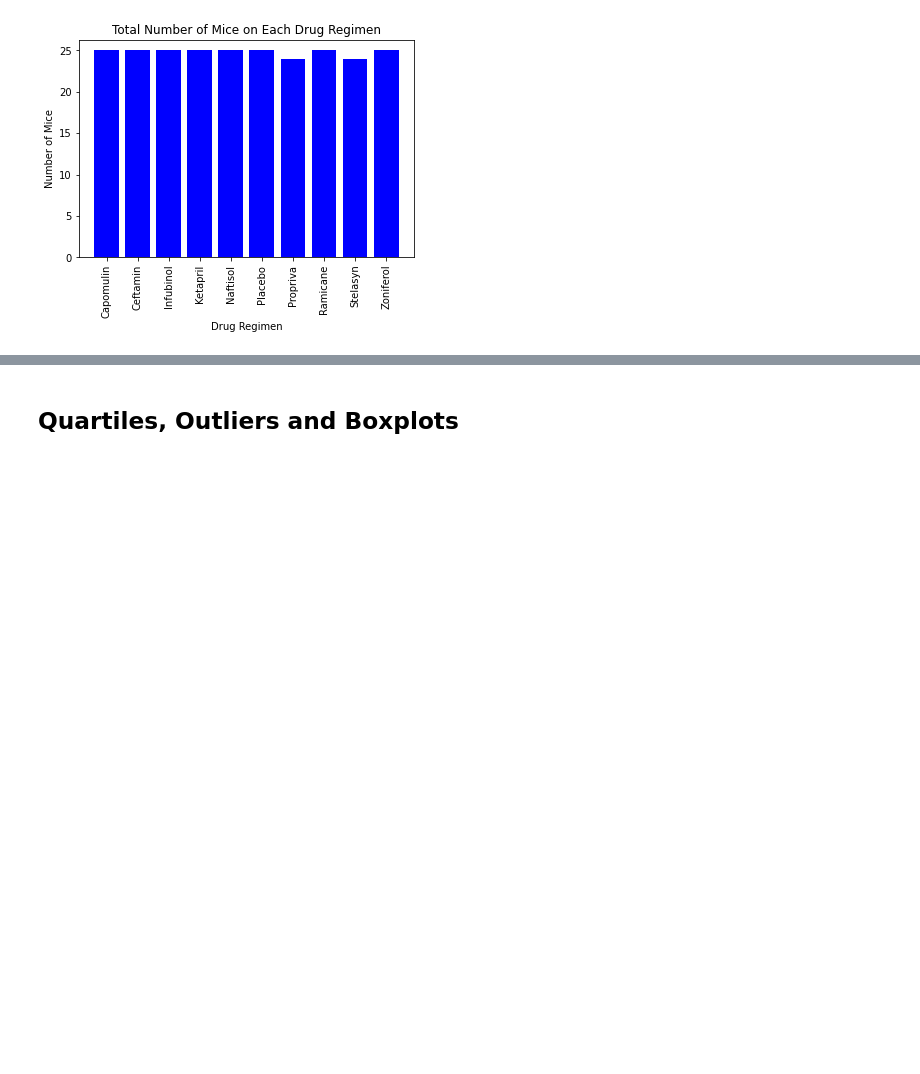
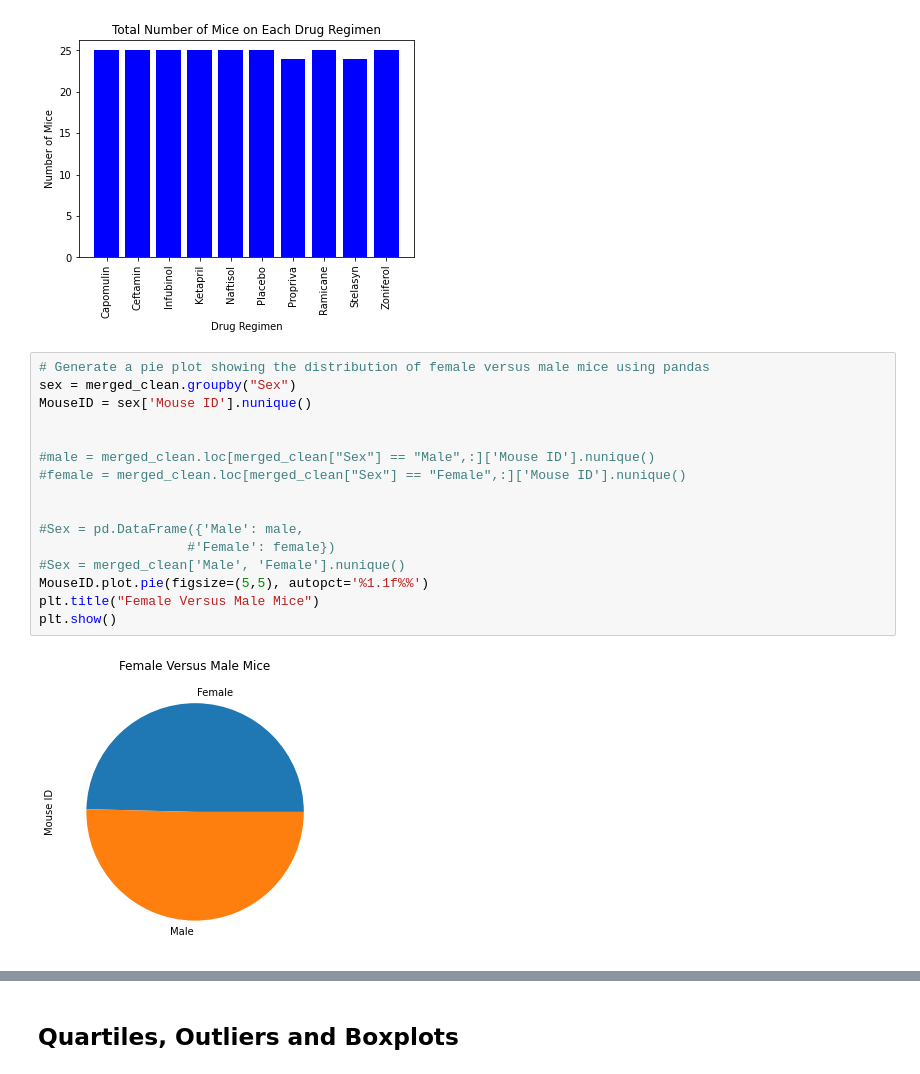
Before and after one commit to Courtneyrobison3/matplotlib-challenge, a Jupyter notebook: pymaceuticals_starter.ipynb, the cells around one changed output, grey strips where cells are left out. Saved outputs shown, nothing was run; the diff lists cells and outputs as text; blank space fills up the shorter version.

Commit message:
Created Pandas pie chart

```diff
--- a/pymaceuticals_starter.ipynb
+++ b/pymaceuticals_starter.ipynb
@@ -208,4 +208,22 @@ plt.ylabel("Number of Mice")
 # %% [output]
 Text(0, 0.5, 'Number of Mice')
 [figure]
+# %%
+# Generate a pie plot showing the distribution of female versus male mice using pandas
+sex = merged_clean.groupby("Sex")
+MouseID = sex['Mouse ID'].nunique()
+
+
+#male = merged_clean.loc[merged_clean["Sex"] == "Male",:]['Mouse ID'].nunique()
+#female = merged_clean.loc[merged_clean["Sex"] == "Female",:]['Mouse ID'].nunique()
+
+
+#Sex = pd.DataFrame({'Male': male,
+                   #'Female': female})
+#Sex = merged_clean['Male', 'Female'].nunique()
+MouseID.plot.pie(figsize=(5,5), autopct='%1.1f%%')
+plt.title("Female Versus Male Mice")
+plt.show()
+# %% [output]
+[figure, added]
 # %%
```
Also changed, not shown: parts of 3 cells of this notebook.
